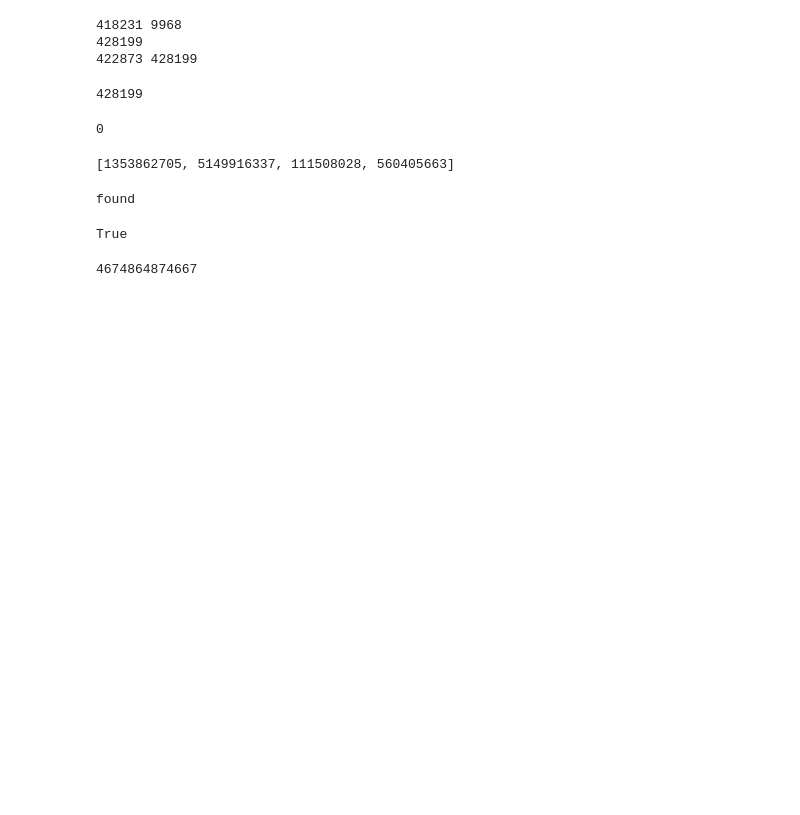
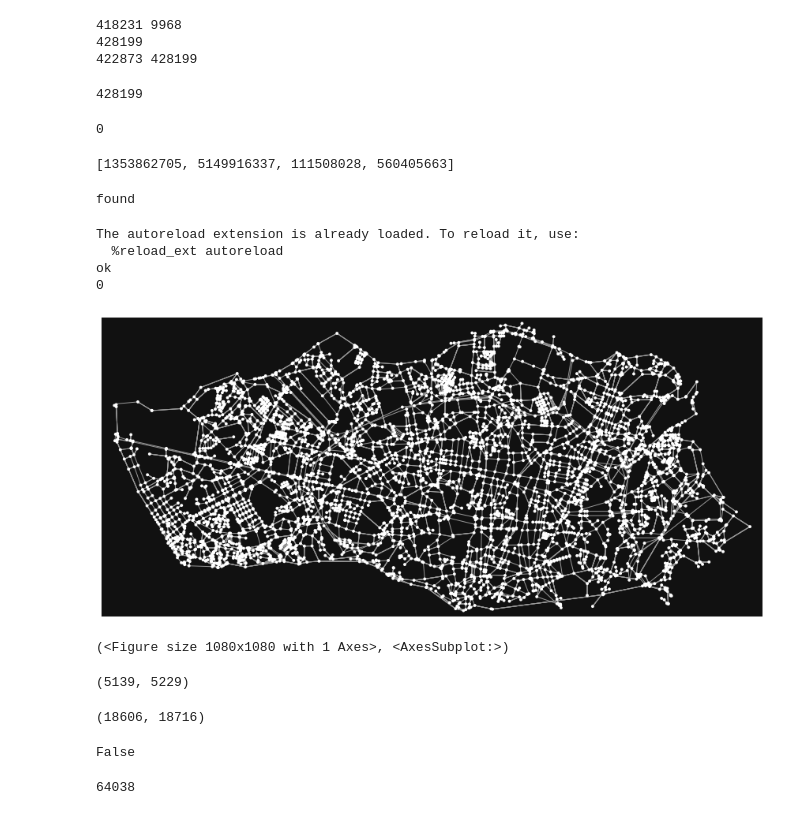
Before and after one commit to ElenStr/human-machine-switching, a Jupyter notebook: taxi_graph_stats.ipynb, the cells around one changed output. Cells and saved outputs as stored; diff of their text form; code cells hidden in the pictures; blank space fills up the shorter version.

Commit message:
sync graph to trips, rm deadends, save clean graph

```diff
--- a/taxi_graph_stats.ipynb
+++ b/taxi_graph_stats.ipynb
@@ -261,11 +262,35 @@ def all_ids(processed_trip_path):
 
     print(len(set(ids)))
     return set(ids)
-# %%
-'1476200.0' == '8.0'
-# %% [output]
-True
-# %%
-int(float('4674864874667.0'))
-# %% [output]
-4674864874667
+# %%
+trips_no_mfinish_no_missing_nodes = './data/no_mfin_no_mis_nodes.csv'
+old_trips = './processed_trips.csv'
+final_trips_path='data/cleaned_up_trips.csv'
+graph_path = 'data/Porto_driving.osm'
+# %%
+%load_ext autoreload
+%autoreload 2
+from data.data_utils import *
+graph_with_no_missing_nodes, has_dead_ends = graph_from_trips(trips_no_mfinish_no_missing_nodes,G, ref_G)
+# %% [output]
+The autoreload extension is already loaded. To reload it, use:
+  %reload_ext autoreload
+ok
+0
+# %%
+ox.plot.plot_graph(graph_with_no_missing_nodes, figsize=(15,15))
+# %% [output]
+[figure, added]
+(<Figure size 1080x1080 with 1 Axes>, <AxesSubplot:>)
+# %%
+graph_with_no_missing_nodes.number_of_nodes(), G.number_of_nodes()
+# %% [output]
+(5139, 5229)
+# %%
+graph_with_no_missing_nodes.number_of_edges(), G.number_of_edges()
+# %% [output]
+(18606, 18716)
+# %%
+has_dead_ends
+# %% [output]
+False
@@ -271,0 +299,4 @@ int(float('4674864874667.0'))
+# %%
+len(tds)
+# %% [output]
+64038
```
Also changed, not shown: parts of 6 cells of this notebook, 3 other files.
